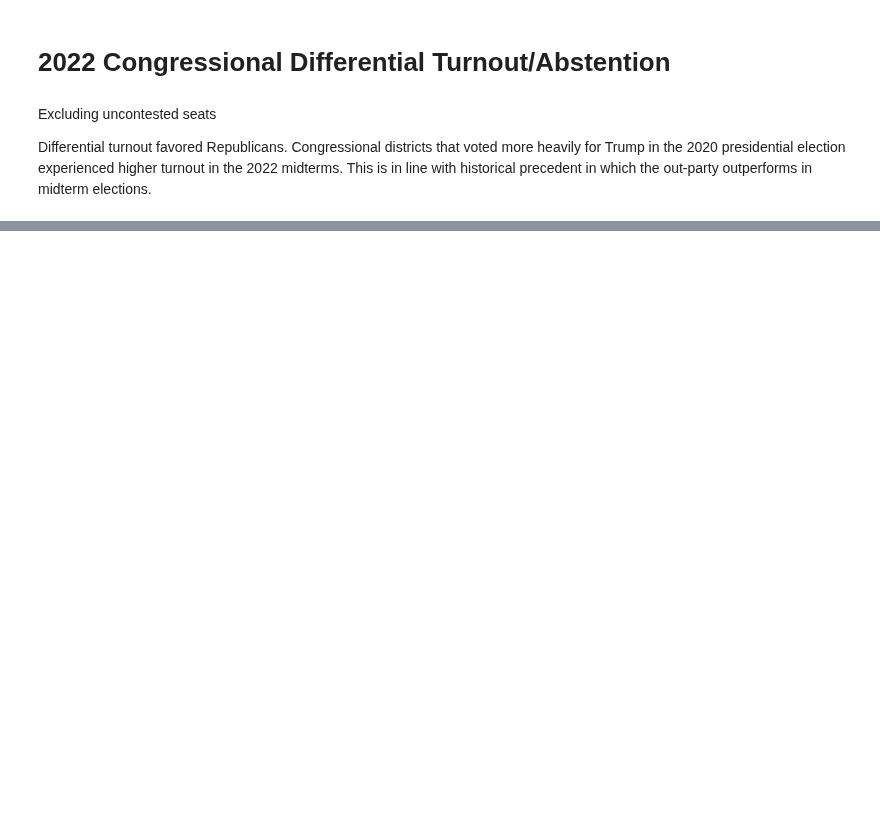
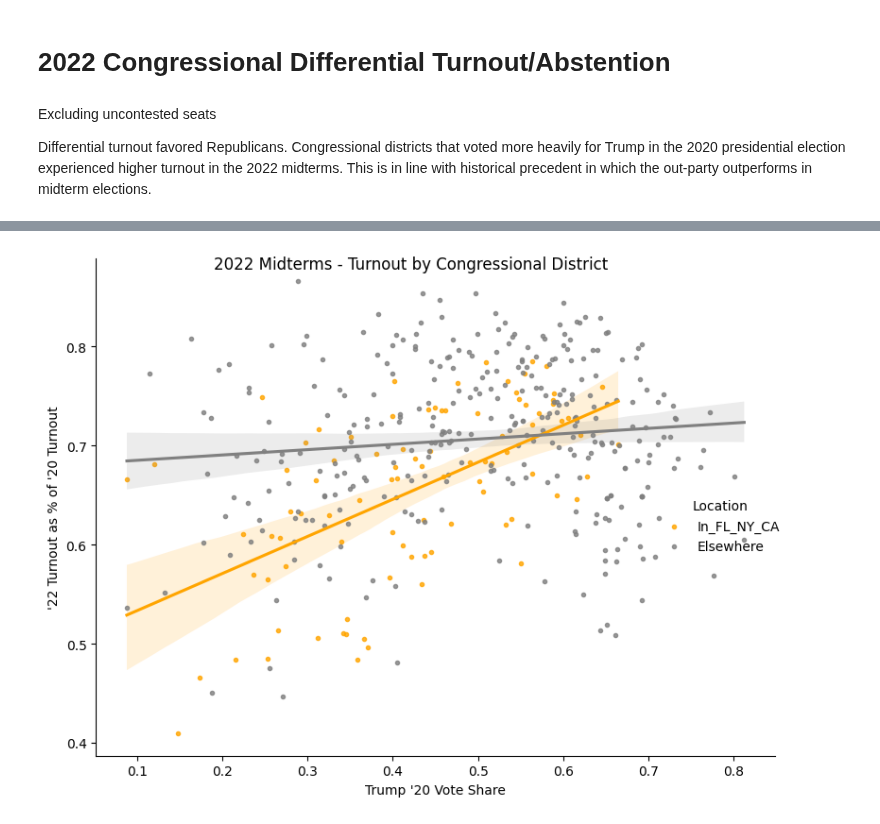
Before and after one commit to dcadata/2022-congressional-performance-by-region, a Jupyter notebook: DifferentialTurnout.ipynb, the cells around one changed output, grey strips where cells are left out. Saved outputs shown, nothing was run; the diff lists cells and outputs as text; code cells hidden in the pictures; blank space fills up the shorter version.

```diff
--- a/DifferentialTurnout.ipynb
+++ b/DifferentialTurnout.ipynb
@@ -29,0 +30,4 @@ Notes:
+# %%
+dt.view_differential_turnout_summary_by_location(['FL', 'NY', 'CA'])
+# %% [output]
+[figure, added]
```
Also changed, not shown: parts of 2 cells of this notebook, 2 other files.
